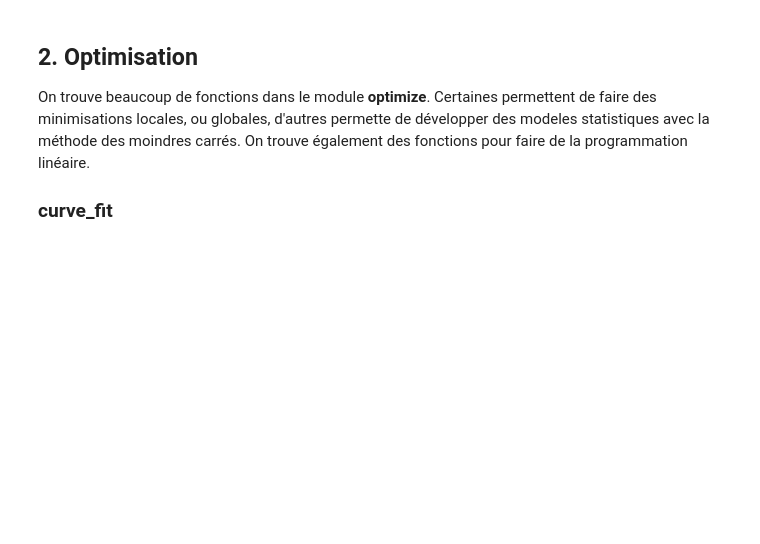
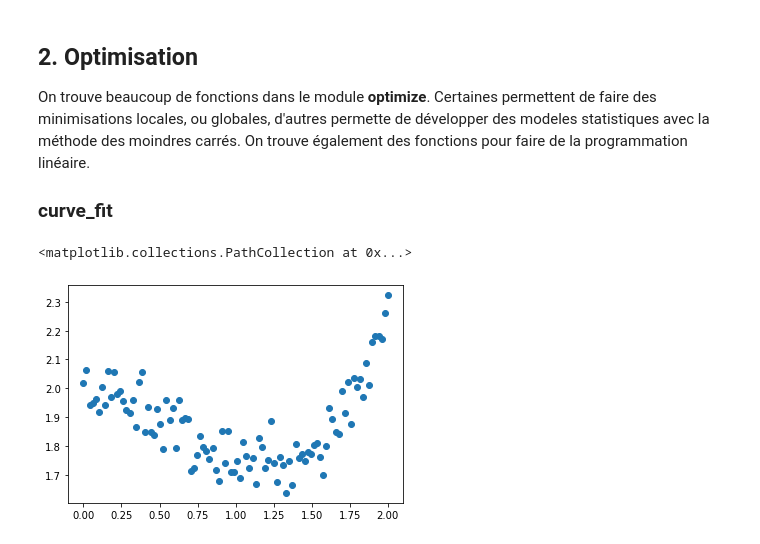
Before and after one commit to Centrale-IA/Formations-2022-2023, a Jupyter notebook: 03-DataViz/03-DataViz.ipynb, the cells around one changed output. Saved outputs shown, nothing was run; the diff lists cells and outputs as text; code cells hidden in the pictures; blank space fills up the shorter version.

```diff
--- a/03-DataViz/03-DataViz.ipynb
+++ b/03-DataViz/03-DataViz.ipynb
@@ -445,3 +451,11 @@ plt.plot(new_x, result, c='r')
 On trouve beaucoup de fonctions dans le module **optimize**. Certaines permettent de faire des minimisations locales, ou globales, d'autres permette de développer des modeles statistiques avec la méthode des moindres carrés. On trouve également des fonctions pour faire de la programmation linéaire.
 
 ### curve_fit
+# %%
+# Création d'un Dataset avec du bruit "normal"
+x = np.linspace(0, 2, 100)
+y = 1/3*x**3 - 3/5 * x**2 + 2 + np.random.randn(x.shape[0])/20
+plt.scatter(x, y)
+# %% [output]
+<matplotlib.collections.PathCollection at 0x...>
+[figure, added]
```
Also changed, not shown: parts of 51 cells of this notebook, 8 other files.
